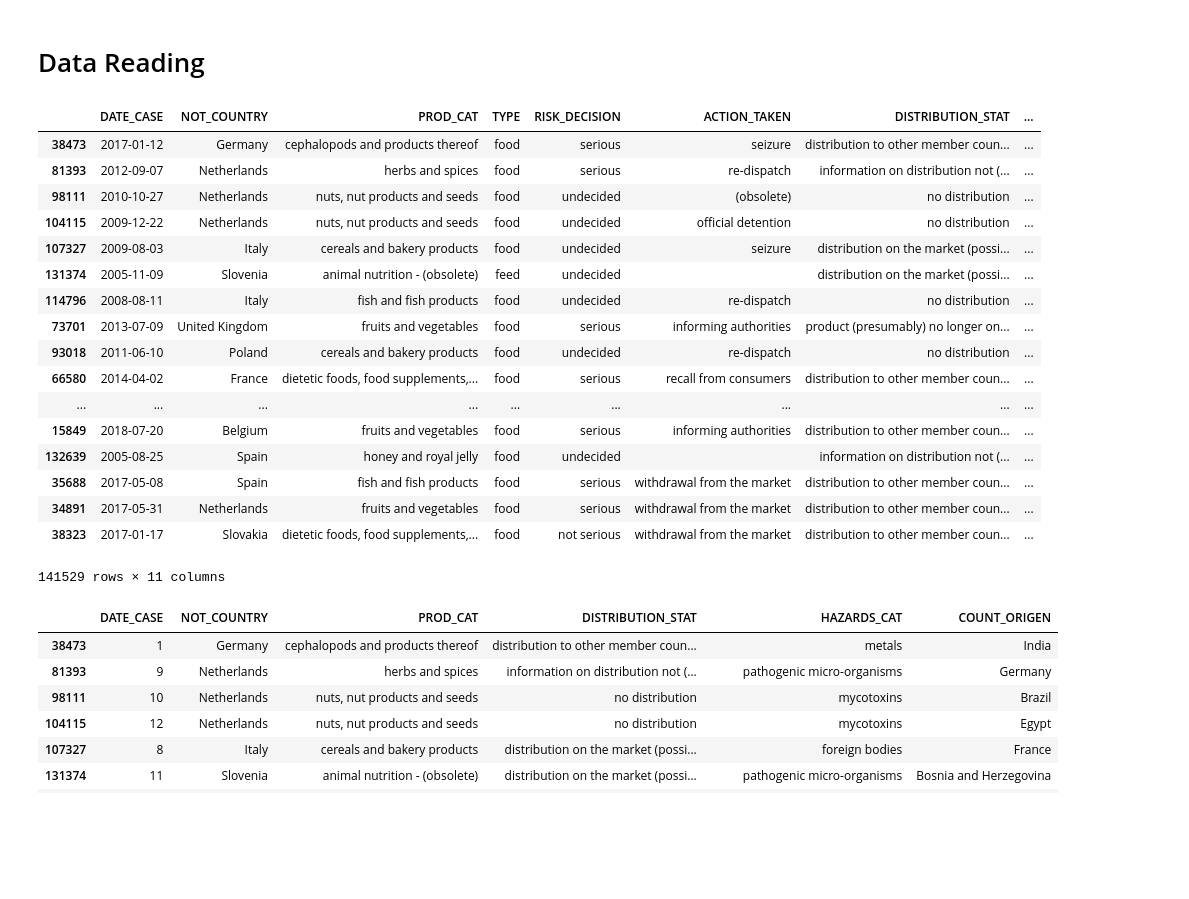
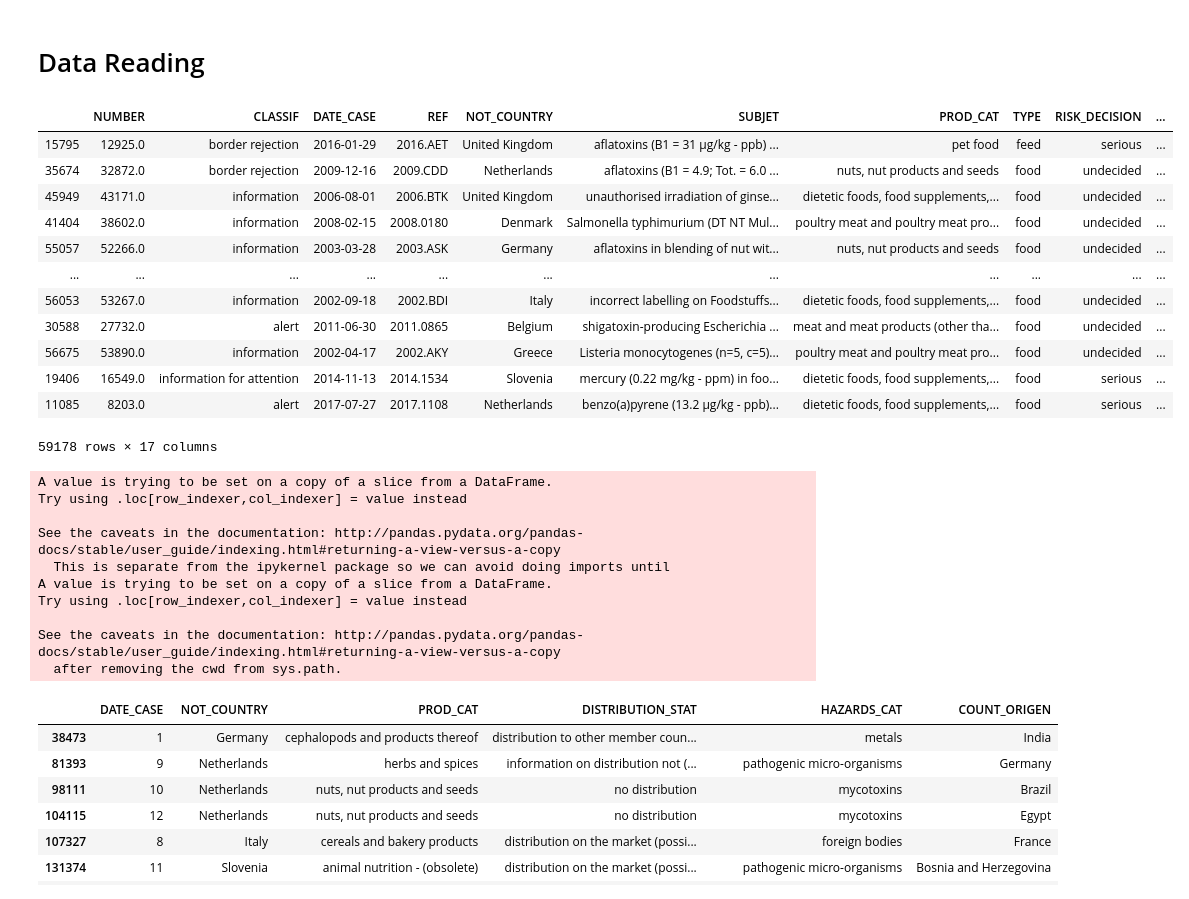
Before and after one commit to ufvceiec/RASFF-predictions-dashboard, a Jupyter notebook: Models/Baselines/Coding_tests.ipynb, the cells around one changed output. Cells and saved outputs as stored; diff of their text form; code cells hidden in the pictures; blank space fills up the shorter version.

```diff
--- a/Models/Baselines/Coding_tests.ipynb
+++ b/Models/Baselines/Coding_tests.ipynb
@@ -30,37 +32,43 @@ from sklearn.feature_extraction import FeatureHasher
 # %% [markdown]
 # Data Reading
 # %%
-data = pd.read_csv('C:/Users/Ceiec04/Desktop/Prediccion_Alertas_Alimentarias/Datasets/splited_RASFF_DATA_16092019.csv', sep=';',
+data = pd.read_csv('./../../full_RASFF_DATA.csv', sep=';',
                 header=0, index_col = 0)
 data ['DATE_CASE'] = data ['DATE_CASE'].astype(str)
 data ['HAZARDS_CAT'] = data ['HAZARDS_CAT'].astype(str)
 data = data.sample(frac = 1)
 df = data
 df
 # %% [output]
-|  | DATE_CASE | NOT_COUNTRY | PROD_CAT | TYPE | RISK_DECISION | ACTION_TAKEN | DISTRIBUTION_STAT | ... |
-| 38473 | 2017-01-12 | Germany | cephalopods and products thereof | food | serious | seizure | distribution to other member coun... | ... |
-| 81393 | 2012-09-07 | Netherlands | herbs and spices | food | serious | re-dispatch | information on distribution not (... | ... |
-| 98111 | 2010-10-27 | Netherlands | nuts, nut products and seeds | food | undecided | (obsolete) | no distribution | ... |
-| 104115 | 2009-12-22 | Netherlands | nuts, nut products and seeds | food | undecided | official detention | no distribution | ... |
-| 107327 | 2009-08-03 | Italy | cereals and bakery products | food | undecided | seizure | distribution on the market (possi... | ... |
-| 131374 | 2005-11-09 | Slovenia | animal nutrition - (obsolete) | feed | undecided |  | distribution on the market (possi... | ... |
-| 114796 | 2008-08-11 | Italy | fish and fish products | food | undecided | re-dispatch | no distribution | ... |
-| 73701 | 2013-07-09 | United Kingdom | fruits and vegetables | food | serious | informing authorities | product (presumably) no longer on... | ... |
-| 93018 | 2011-06-10 | Poland | cereals and bakery products | food | undecided | re-dispatch | no distribution | ... |
-| 66580 | 2014-04-02 | France | dietetic foods, food supplements,... | food | serious | recall from consumers | distribution to other member coun... | ... |
-| ... | ... | ... | ... | ... | ... | ... | ... | ... |
-| 15849 | 2018-07-20 | Belgium | fruits and vegetables | food | serious | informing authorities | distribution to other member coun... | ... |
-| 132639 | 2005-08-25 | Spain | honey and royal jelly | food | undecided |  | information on distribution not (... | ... |
-| 35688 | 2017-05-08 | Spain | fish and fish products | food | serious | withdrawal from the market | distribution to other member coun... | ... |
-| 34891 | 2017-05-31 | Netherlands | fruits and vegetables | food | serious | withdrawal from the market | distribution to other member coun... | ... |
-| 38323 | 2017-01-17 | Slovakia | dietetic foods, food supplements,... | food | not serious | withdrawal from the market | distribution to other member coun... | ... |
+|  | NUMBER | CLASSIF | DATE_CASE | REF | NOT_COUNTRY | SUBJET | PROD_CAT | TYPE | RISK_DECISION | ... |
+| 15795 | 12925.0 | border rejection | 2016-01-29 | 2016.AET | United Kingdom | aflatoxins (B1 = 31 µg/kg - ppb) ... | pet food | feed | serious | ... |
+| 35674 | 32872.0 | border rejection | 2009-12-16 | 2009.CDD | Netherlands | aflatoxins (B1 = 4.9; Tot. = 6.0 ... | nuts, nut products and seeds | food | undecided | ... |
+| 45949 | 43171.0 | information | 2006-08-01 | 2006.BTK | United Kingdom | unauthorised irradiation of ginse... | dietetic foods, food supplements,... | food | undecided | ... |
+| 41404 | 38602.0 | information | 2008-02-15 | 2008.0180 | Denmark | Salmonella typhimurium (DT NT Mul... | poultry meat and poultry meat pro... | food | undecided | ... |
+| 55057 | 52266.0 | information | 2003-03-28 | 2003.ASK | Germany | aflatoxins in blending of nut wit... | nuts, nut products and seeds | food | undecided | ... |
+| ... | ... | ... | ... | ... | ... | ... | ... | ... | ... | ... |
+| 56053 | 53267.0 | information | 2002-09-18 | 2002.BDI | Italy | incorrect labelling on Foodstuffs... | dietetic foods, food supplements,... | food | undecided | ... |
+| 30588 | 27732.0 | alert | 2011-06-30 | 2011.0865 | Belgium | shigatoxin-producing Escherichia ... | meat and meat products (other tha... | food | undecided | ... |
+| 56675 | 53890.0 | information | 2002-04-17 | 2002.AKY | Greece | Listeria monocytogenes (n=5, c=5)... | poultry meat and poultry meat pro... | food | undecided | ... |
+| 19406 | 16549.0 | information for attention | 2014-11-13 | 2014.1534 | Slovenia | mercury (0.22 mg/kg - ppm) in foo... | dietetic foods, food supplements,... | food | serious | ... |
+| 11085 | 8203.0 | alert | 2017-07-27 | 2017.1108 | Netherlands | benzo(a)pyrene (13.2 µg/kg - ppb)... | dietetic foods, food supplements,... | food | serious | ... |
-141529 rows × 11 columns
+59178 rows × 17 columns
 # %%
 mask = (df['DATE_CASE'] >= '2004-01-01') & (df['DATE_CASE'] <= '2018-12-31')
 df = df.loc[mask]
 df['DATE_CASE'] =pd.to_datetime(df.DATE_CASE)
 df['DATE_CASE'] = df.DATE_CASE.dt.month
+# %% [output]
+A value is trying to be set on a copy of a slice from a DataFrame.
+Try using .loc[row_indexer,col_indexer] = value instead
+
+See the caveats in the documentation: http://pandas.pydata.org/pandas-docs/stable/user_guide/indexing.html#returning-a-view-versus-a-copy
+  This is separate from the ipykernel package so we can avoid doing imports until
+A value is trying to be set on a copy of a slice from a DataFrame.
+Try using .loc[row_indexer,col_indexer] = value instead
+
+See the caveats in the documentation: http://pandas.pydata.org/pandas-docs/stable/user_guide/indexing.html#returning-a-view-versus-a-copy
+  after removing the cwd from sys.path.
 # %%
 features = [0,1,2,6,7,8]
 target = [5]
```
Also changed, not shown: parts of 1 cell of this notebook, 6 other files.
